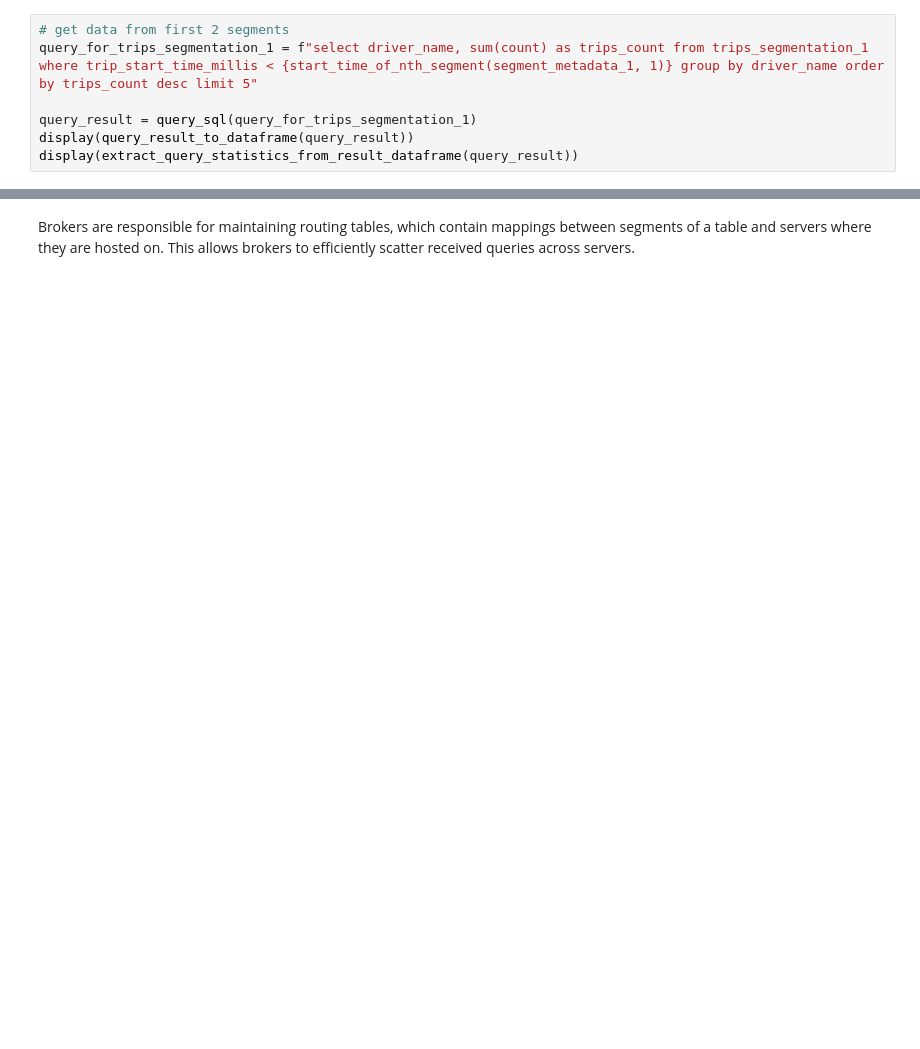
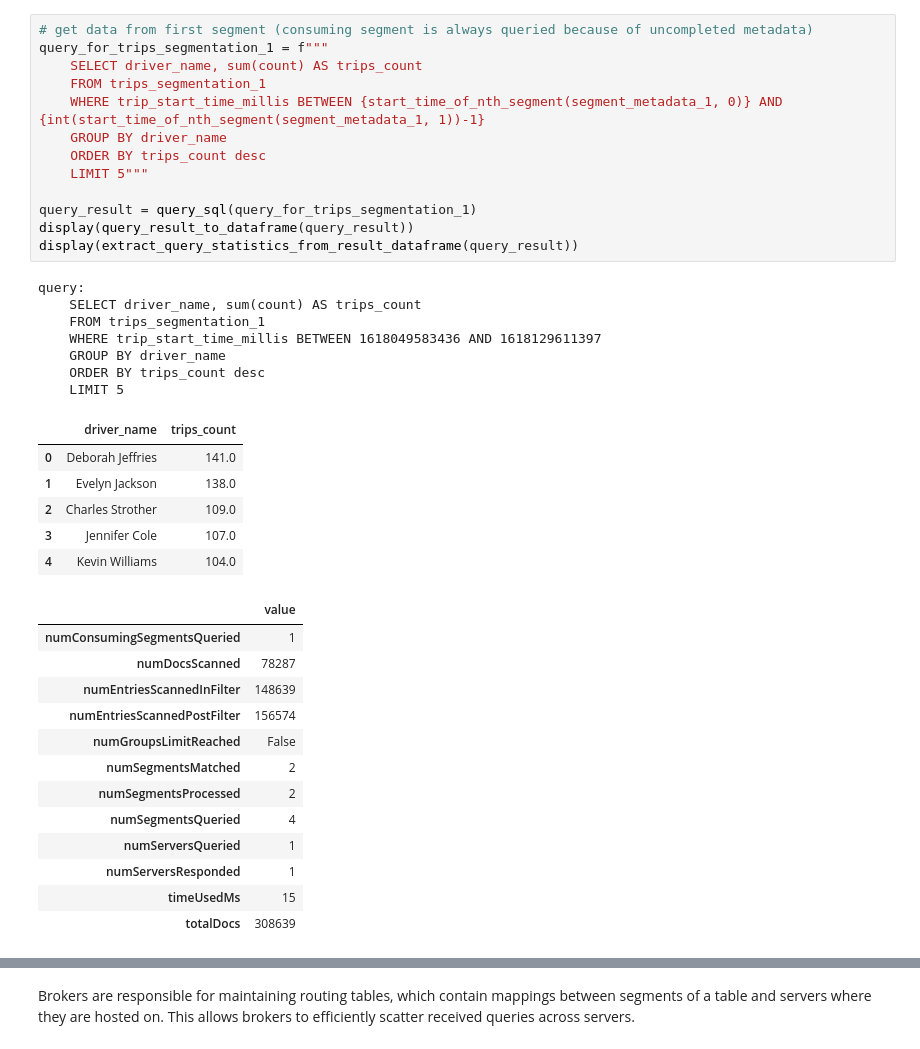
Before and after one commit to timebertt/adm-pinot, a Jupyter notebook: Segmentation.ipynb, the cells around one changed output, grey strips where cells are left out. Drawn from its saved outputs; the diff is of its cells as text; blank space fills up the shorter version.

```diff
--- a/Segmentation.ipynb
+++ b/Segmentation.ipynb
@@ -137,7 +200,40 @@ pd.DataFrame(segment_metadata_2)
 # %%
-# get data from first 2 segments
-query_for_trips_segmentation_1 = f"select driver_name, sum(count) as trips_count from trips_segmentation_1 where trip_start_time_millis < {start_time_of_nth_segment(segment_metadata_1, 1)} group by driver_name order by trips_count desc limit 5"
+# get data from first segment (consuming segment is always queried because of uncompleted metadata)
+query_for_trips_segmentation_1 = f"""
+    SELECT driver_name, sum(count) AS trips_count
+    FROM trips_segmentation_1
+    WHERE trip_start_time_millis BETWEEN {start_time_of_nth_segment(segment_metadata_1, 0)} AND {int(start_time_of_nth_segment(segment_metadata_1, 1))-1}
+    GROUP BY driver_name
+    ORDER BY trips_count desc
+    LIMIT 5"""
 
 query_result = query_sql(query_for_trips_segmentation_1)
 display(query_result_to_dataframe(query_result))
 display(extract_query_statistics_from_result_dataframe(query_result))
+# %% [output]
+query:
+    SELECT driver_name, sum(count) AS trips_count
+    FROM trips_segmentation_1
+    WHERE trip_start_time_millis BETWEEN 1618049583436 AND 1618129611397
+    GROUP BY driver_name
+    ORDER BY trips_count desc
+    LIMIT 5
+|  | driver_name | trips_count |
+| 0 | Deborah Jeffries | 141.0 |
+| 1 | Evelyn Jackson | 138.0 |
+| 2 | Charles Strother | 109.0 |
+| 3 | Jennifer Cole | 107.0 |
+| 4 | Kevin Williams | 104.0 |
+|  | value |
+| numConsumingSegmentsQueried | 1 |
+| numDocsScanned | 78287 |
+| numEntriesScannedInFilter | 148639 |
+| numEntriesScannedPostFilter | 156574 |
+| numGroupsLimitReached | False |
+| numSegmentsMatched | 2 |
+| numSegmentsProcessed | 2 |
+| numSegmentsQueried | 4 |
+| numServersQueried | 1 |
+| numServersResponded | 1 |
+| timeUsedMs | 15 |
+| totalDocs | 308639 |
```
Also changed, not shown: parts of 27 cells of this notebook.
